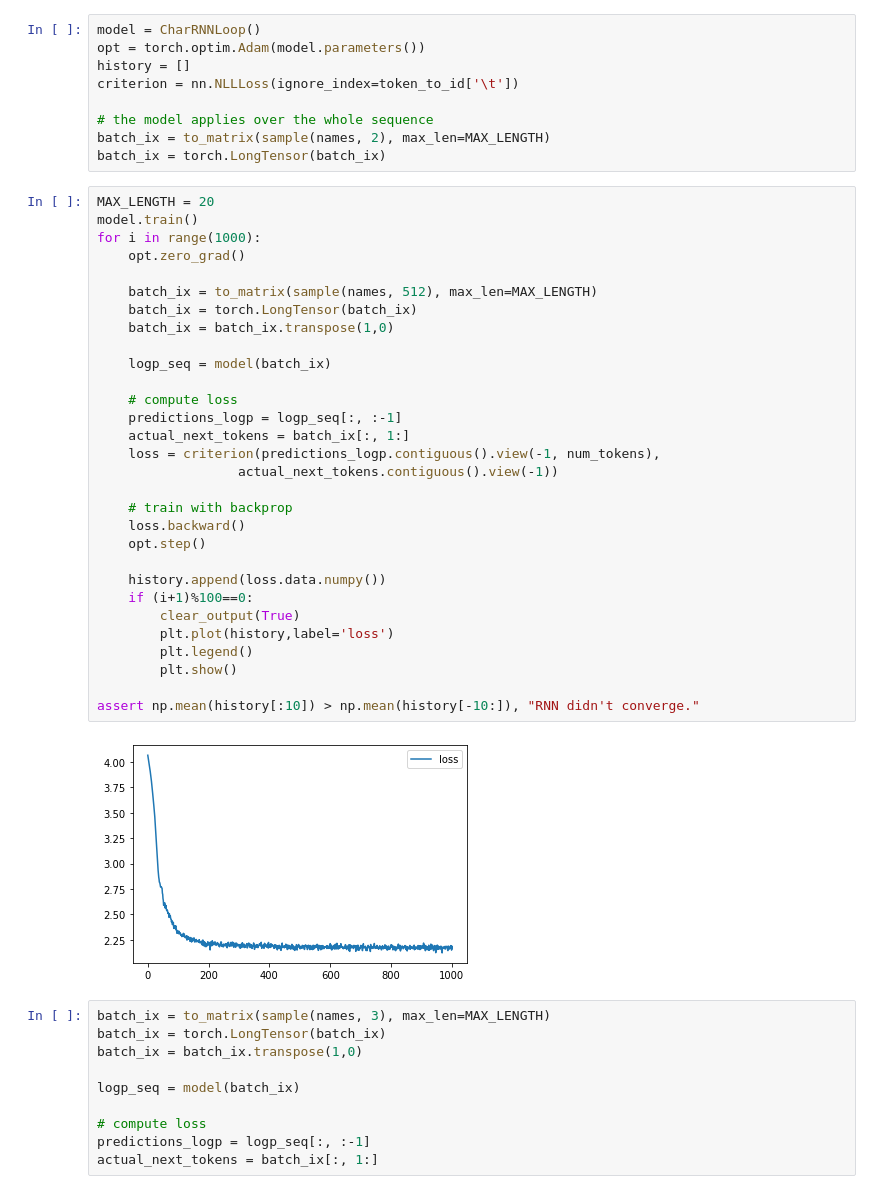
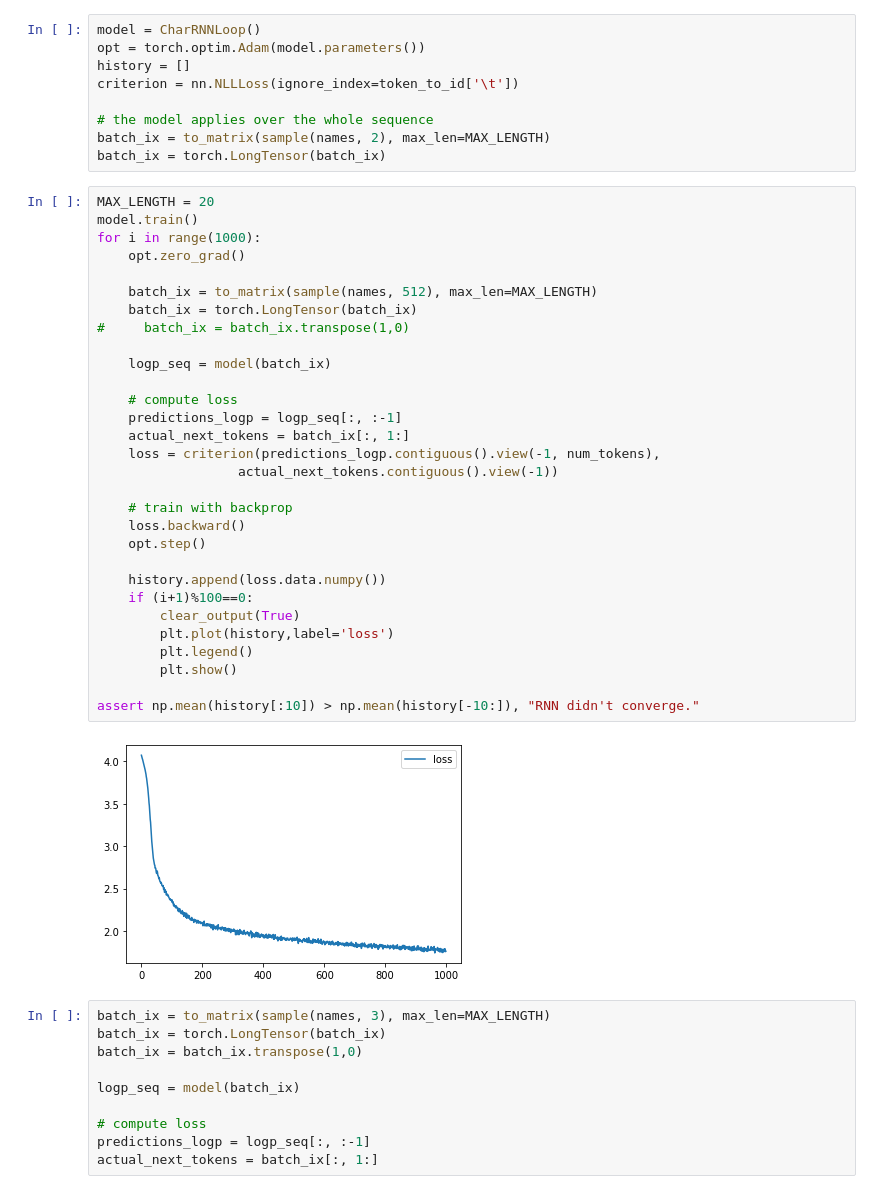
Before and after one commit to faherngeit/made_nlp_course, a Jupyter notebook: week00_RNNs_and_Language_Models/practice_rnn_from_scratch.ipynb, the cells around one changed output. Saved outputs shown, nothing was run; the diff lists cells and outputs as text.

```diff
--- a/week00_RNNs_and_Language_Models/practice_rnn_from_scratch.ipynb
+++ b/week00_RNNs_and_Language_Models/practice_rnn_from_scratch.ipynb
@@ -379,35 +379,35 @@ batch_ix = torch.LongTensor(batch_ix)
 # %%
 MAX_LENGTH = 20
 model.train()
 for i in range(1000):
     opt.zero_grad()
 
     batch_ix = to_matrix(sample(names, 512), max_len=MAX_LENGTH)
     batch_ix = torch.LongTensor(batch_ix)
-    batch_ix = batch_ix.transpose(1,0)
+#     batch_ix = batch_ix.transpose(1,0)
 
     logp_seq = model(batch_ix)
 
     # compute loss
     predictions_logp = logp_seq[:, :-1]
     actual_next_tokens = batch_ix[:, 1:]
     loss = criterion(predictions_logp.contiguous().view(-1, num_tokens),
                   actual_next_tokens.contiguous().view(-1))
 
     # train with backprop
     loss.backward()
     opt.step()
 
     history.append(loss.data.numpy())
     if (i+1)%100==0:
         clear_output(True)
         plt.plot(history,label='loss')
         plt.legend()
         plt.show()
 
 assert np.mean(history[:10]) > np.mean(history[-10:]), "RNN didn't converge."
 # %% [output]
-[figure, old version]
+[figure, new version]
 # %%
 batch_ix = to_matrix(sample(names, 3), max_len=MAX_LENGTH)
 batch_ix = torch.LongTensor(batch_ix)
```
Also changed, not shown: parts of 16 cells of this notebook.
